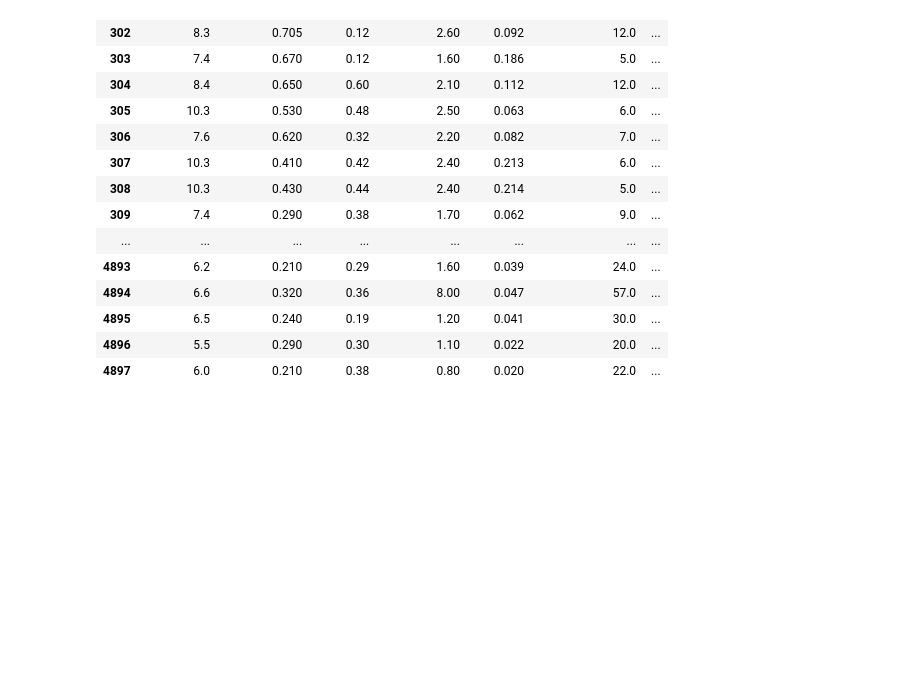
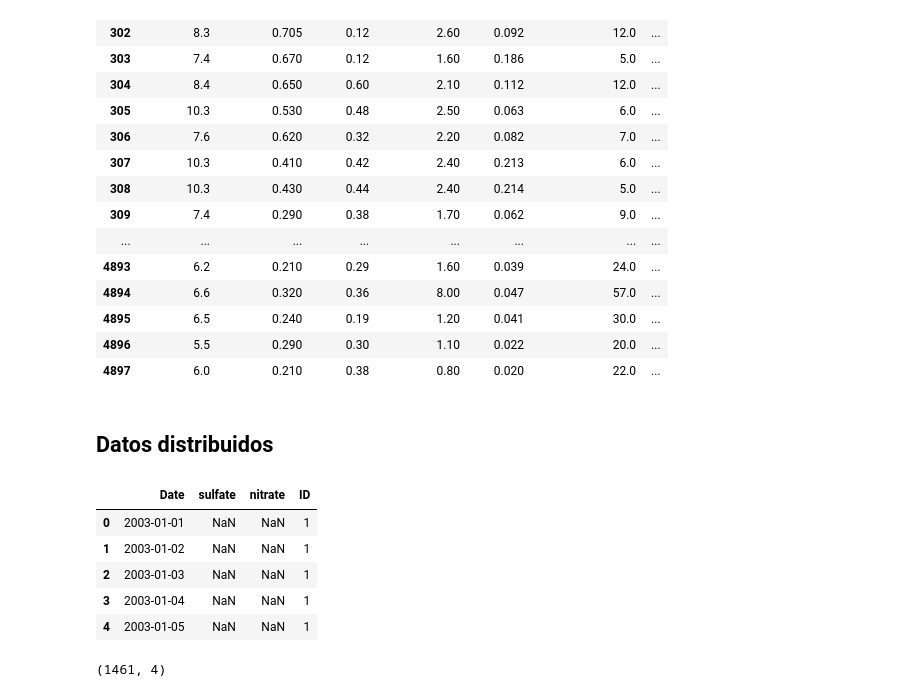
Before and after one commit to ososuna/python-ml, a Jupyter notebook: notebooks/T2 - 4 - Data Cleaning - Concatenación de datos.ipynb, the cells around one changed output. Saved outputs shown, nothing was run; the diff lists cells and outputs as text; code cells hidden in the pictures; blank space fills up the shorter version.

Commit message:
Notebooks de concatenación de datasets

```diff
--- a/notebooks/T2 - 4 - Data Cleaning - Concatenación de datos.ipynb
+++ b/notebooks/T2 - 4 - Data Cleaning - Concatenación de datos.ipynb
@@ -88,3 +89,20 @@ wine_scramble
 | 4895 | 6.5 | 0.240 | 0.19 | 1.20 | 0.041 | 30.0 | ... |
 | 4896 | 5.5 | 0.290 | 0.30 | 1.10 | 0.022 | 20.0 | ... |
 | 4897 | 6.0 | 0.210 | 0.38 | 0.80 | 0.020 | 22.0 | ... |
+# %% [markdown]
+## Datos distribuidos
+# %%
+data = pd.read_csv('../datasets/distributed-data/001.csv')
+# %%
+data.head()
+# %% [output]
+|  | Date | sulfate | nitrate | ID |
+| 0 | 2003-01-01 | NaN | NaN | 1 |
+| 1 | 2003-01-02 | NaN | NaN | 1 |
+| 2 | 2003-01-03 | NaN | NaN | 1 |
+| 3 | 2003-01-04 | NaN | NaN | 1 |
+| 4 | 2003-01-05 | NaN | NaN | 1 |
+# %%
+data.shape
+# %% [output]
+(1461, 4)
```
Also changed, not shown: parts of 10 cells of this notebook.
